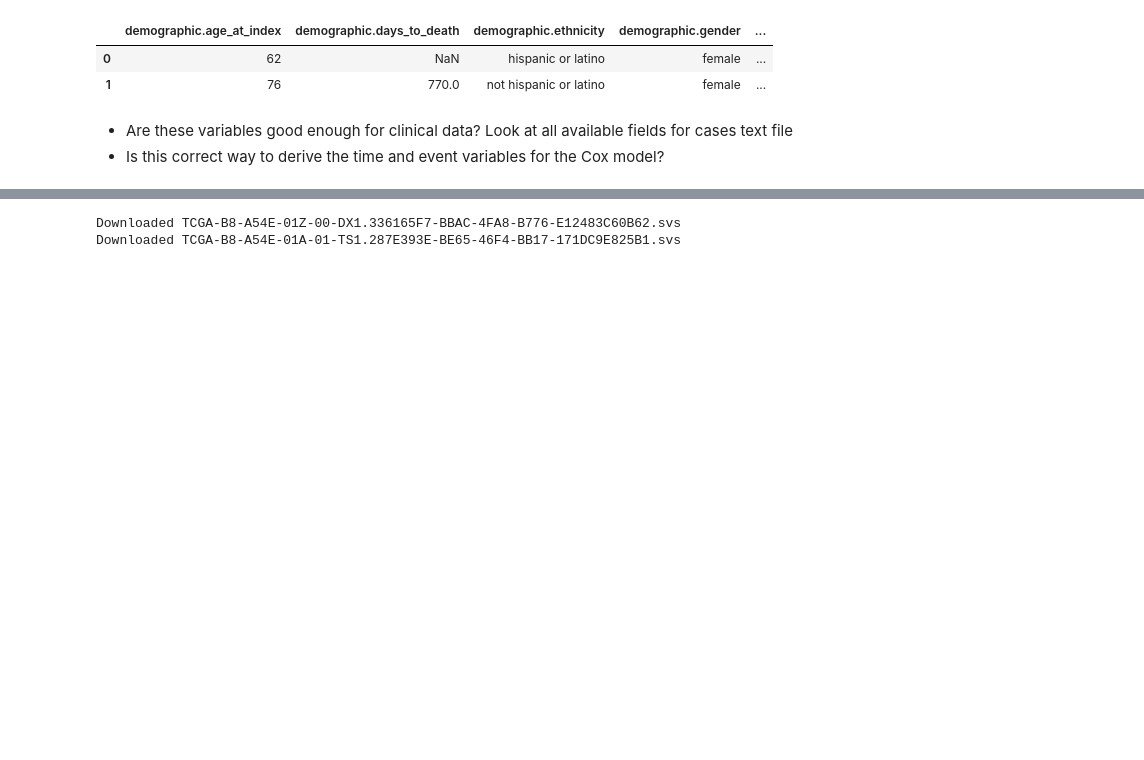
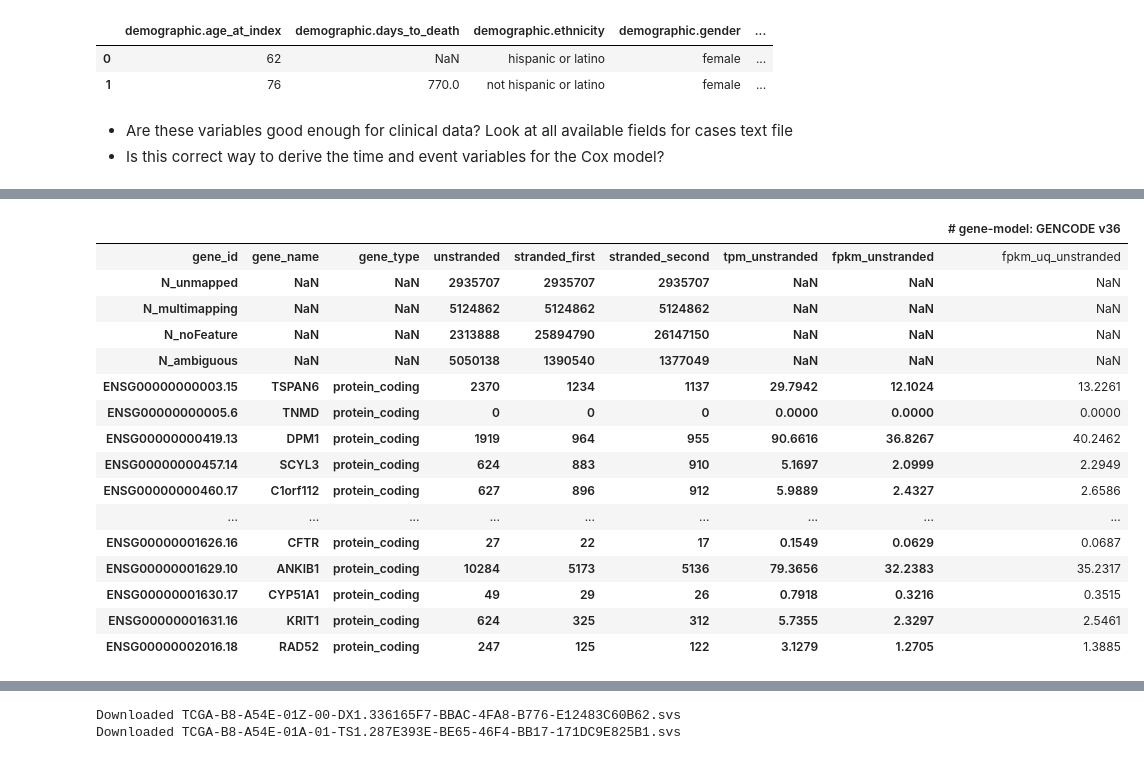
Before and after one commit to quanghieu31/multimodal-ccRCC, a Jupyter notebook: examples/data.ipynb, the cells around one changed output, grey strips where cells are left out. Saved outputs shown, nothing was run; the diff lists cells and outputs as text; code cells hidden in the pictures; blank space fills up the shorter version.

```diff
--- a/examples/data.ipynb
+++ b/examples/data.ipynb
@@ -261,0 +310,30 @@ Might be using `slide_id` or something under "files" fields
+# %%
+rna_seq_count_path = config["datapaths"]["rna_seq_count_path"]
+
+for f in os.listdir(rna_seq_count_path):
+    rna_seq_count_file = rna_seq_count_path + f
+
+with open(rna_seq_count_file, "r") as f:
+
+    data = StringIO(f.read())
+    df = pd.read_csv(data, sep="\t")
+
+df.head(25)
+# %% [output]
+|  |  |  |  |  |  |  |  | # gene-model: GENCODE v36 |
+| gene_id | gene_name | gene_type | unstranded | stranded_first | stranded_second | tpm_unstranded | fpkm_unstranded | fpkm_uq_unstranded |
+| N_unmapped | NaN | NaN | 2935707 | 2935707 | 2935707 | NaN | NaN | NaN |
+| N_multimapping | NaN | NaN | 5124862 | 5124862 | 5124862 | NaN | NaN | NaN |
+| N_noFeature | NaN | NaN | 2313888 | 25894790 | 26147150 | NaN | NaN | NaN |
+| N_ambiguous | NaN | NaN | 5050138 | 1390540 | 1377049 | NaN | NaN | NaN |
+| ENSG00000000003.15 | TSPAN6 | protein_coding | 2370 | 1234 | 1137 | 29.7942 | 12.1024 | 13.2261 |
+| ENSG00000000005.6 | TNMD | protein_coding | 0 | 0 | 0 | 0.0000 | 0.0000 | 0.0000 |
+| ENSG00000000419.13 | DPM1 | protein_coding | 1919 | 964 | 955 | 90.6616 | 36.8267 | 40.2462 |
+| ENSG00000000457.14 | SCYL3 | protein_coding | 624 | 883 | 910 | 5.1697 | 2.0999 | 2.2949 |
+| ENSG00000000460.17 | C1orf112 | protein_coding | 627 | 896 | 912 | 5.9889 | 2.4327 | 2.6586 |
+| ... | ... | ... | ... | ... | ... | ... | ... | ... |
+| ENSG00000001626.16 | CFTR | protein_coding | 27 | 22 | 17 | 0.1549 | 0.0629 | 0.0687 |
+| ENSG00000001629.10 | ANKIB1 | protein_coding | 10284 | 5173 | 5136 | 79.3656 | 32.2383 | 35.2317 |
+| ENSG00000001630.17 | CYP51A1 | protein_coding | 49 | 29 | 26 | 0.7918 | 0.3216 | 0.3515 |
+| ENSG00000001631.16 | KRIT1 | protein_coding | 624 | 325 | 312 | 5.7355 | 2.3297 | 2.5461 |
+| ENSG00000002016.18 | RAD52 | protein_coding | 247 | 125 | 122 | 3.1279 | 1.2705 | 1.3885 |
```
Also changed, not shown: parts of 6 cells of this notebook, 2 other files.
